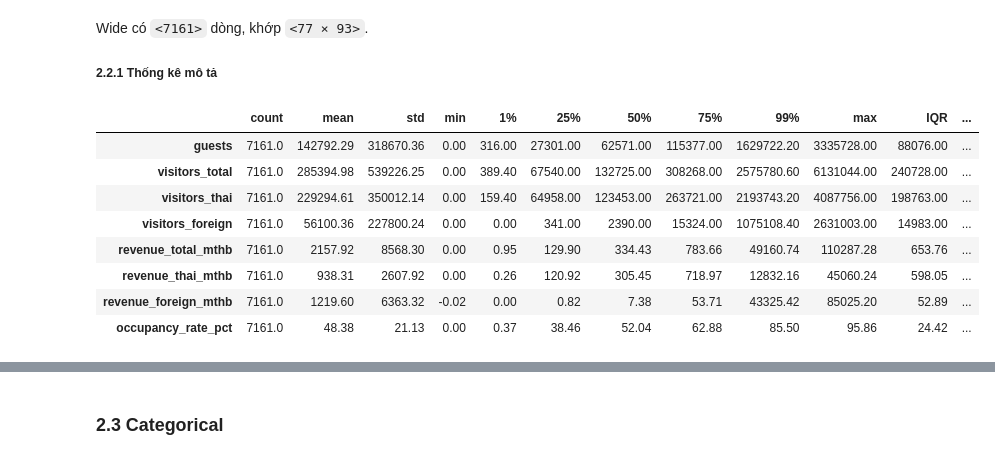
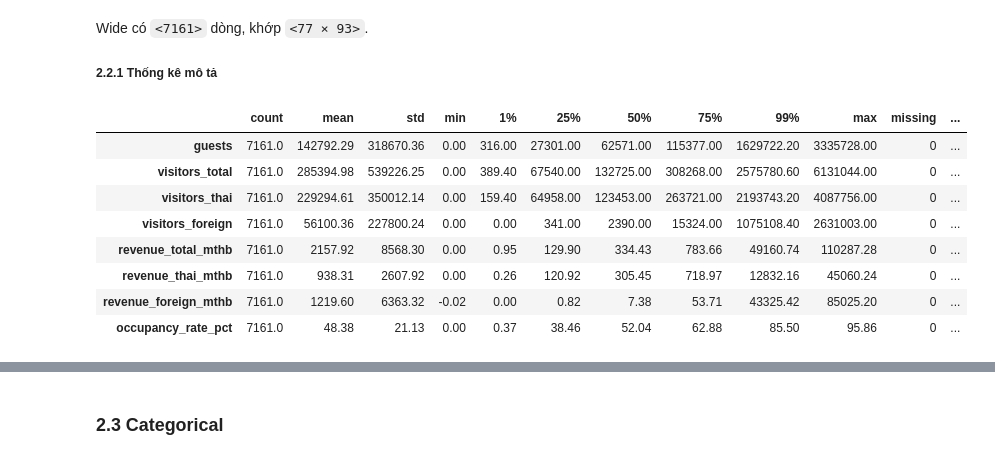
Before and after one commit to truongtin2006k-wq/thai-tourism, a Jupyter notebook: notebooks/01_collection_exploration.ipynb, the cells around one changed output, grey strips where cells are left out. Saved outputs shown, nothing was run; the diff lists cells and outputs as text; code cells hidden in the pictures.

```diff
--- a/notebooks/01_collection_exploration.ipynb
+++ b/notebooks/01_collection_exploration.ipynb
@@ -318,9 +318,8 @@ import numpy as np
 import matplotlib.pyplot as plt
 
 wide = df.pivot_table(
-    index=["date", "province_en", "region", "status"],
+    index=["date", "province_en", "region"],
     columns="measure", values="value", aggfunc="first",
-    observed=True,                      # tránh tạo tổ hợp rỗng khi cột là category
 ).reset_index()
 wide.columns.name = None
 wide["date"] = pd.to_datetime(wide["date"])
@@ -328,8 +327,6 @@ wide["date"] = pd.to_datetime(wide["date"])
 count_cols = ["guests", "visitors_total", "visitors_thai", "visitors_foreign"]
 rev_cols   = ["revenue_total_mthb", "revenue_thai_mthb", "revenue_foreign_mthb"]
 num_cols   = count_cols + rev_cols + ["occupancy_rate_pct"]
-
-print("Số dòng wide:", wide.shape[0], "| kỳ vọng:", df["province_en"].nunique() * df["date"].nunique())
-print(wide[num_cols].isna().sum().sum(), "ô NaN")
+print(wide.shape)
 wide
 # %% [output]
@@ -353,19 +349,43 @@ Wide có `<7161>` dòng, khớp `<77 × 93>`.
 
 ##### 2.2.1 Thống kê mô tả
 # %%
-# [CODE] 2.2.1
-summary = wide[num_cols].describe(percentiles=[.01, .25, .5, .75, .99]).T
-summary["IQR"]      = wide[num_cols].quantile(.75) - wide[num_cols].quantile(.25)
-summary["skew"]     = wide[num_cols].skew()
-summary["pct_zero"] = (wide[num_cols] == 0).mean() * 100
+import numpy as np
+
+# 1. Tính khoảng tứ phân vị (IQR) và ngưỡng phát hiện ngoại lai theo quy tắc 1.5 * IQR
+q1 = wide[num_cols].quantile(0.25)          # Phân vị 25% (Q1)
+q3 = wide[num_cols].quantile(0.75)          # Phân vị 75% (Q3)
+iqr = q3 - q1                               # Độ rộng vùng 50% dữ liệu ở giữa
+lower_iqr = q1 - 1.5 * iqr                  # Ngưỡng dưới ngoại lai theo IQR
+upper_iqr = q3 + 1.5 * iqr                  # Ngưỡng trên ngoại lai theo IQR
+
+# 2. Tính z-score cho từng giá trị (thay std = 0 bằng NaN để tránh chia cho 0)
+std_safe = wide[num_cols].std().replace(0, np.nan)
+z_scores = (wide[num_cols] - wide[num_cols].mean()) / std_safe
+
+# Danh sách các giá trị thường dùng làm mã thay thế / placeholder
+placeholders = [-1, 999, 9999]
+
+summary = wide[num_cols].describe(percentiles=[0.01, 0.25, 0.5, 0.75, 0.99]).T
+
+summary["missing"]     = wide[num_cols].isna().sum()                # Số giá trị thiếu (NaN)
+summary["pct_neg"]     = (wide[num_cols] < 0).mean() * 100          # % giá trị âm (< 0)
+summary["placeholder"] = wide[num_cols].isin(placeholders).sum()    # Số dòng chứa giá trị placeholder
+summary["IQR"]         = iqr                                        # Khoảng tứ phân vị (Q3 - Q1)
+summary["skew"]        = wide[num_cols].skew()                      # Độ lệch phân phối (skewness)
+summary["pct_zero"]    = (wide[num_cols] == 0).mean() * 100         # % giá trị bằng 0
+summary["pct_iqr_out"] = (                                          # % dòng nằm ngoài [lower_iqr, upper_iqr]
+    (wide[num_cols] < lower_iqr) | (wide[num_cols] > upper_iqr)
+).mean() * 100
+summary["max_abs_z"]   = z_scores.abs().max()                       # Giá trị |z-score| lớn nhất
+summary["pct_z_gt3"]   = (z_scores.abs() > 3).mean() * 100          # % dòng có |z-score| > 3
 summary.round(2)
 # %% [output]
-|  | count | mean | std | min | 1% | 25% | 50% | 75% | 99% | max | IQR | ... |
-| guests | 7161.0 | 142792.29 | 318670.36 | 0.00 | 316.00 | 27301.00 | 62571.00 | 115377.00 | 1629722.20 | 3335728.00 | 88076.00 | ... |
-| visitors_total | 7161.0 | 285394.98 | 539226.25 | 0.00 | 389.40 | 67540.00 | 132725.00 | 308268.00 | 2575780.60 | 6131044.00 | 240728.00 | ... |
-| visitors_thai | 7161.0 | 229294.61 | 350012.14 | 0.00 | 159.40 | 64958.00 | 123453.00 | 263721.00 | 2193743.20 | 4087756.00 | 198763.00 | ... |
-| visitors_foreign | 7161.0 | 56100.36 | 227800.24 | 0.00 | 0.00 | 341.00 | 2390.00 | 15324.00 | 1075108.40 | 2631003.00 | 14983.00 | ... |
-| revenue_total_mthb | 7161.0 | 2157.92 | 8568.30 | 0.00 | 0.95 | 129.90 | 334.43 | 783.66 | 49160.74 | 110287.28 | 653.76 | ... |
-| revenue_thai_mthb | 7161.0 | 938.31 | 2607.92 | 0.00 | 0.26 | 120.92 | 305.45 | 718.97 | 12832.16 | 45060.24 | 598.05 | ... |
-| revenue_foreign_mthb | 7161.0 | 1219.60 | 6363.32 | -0.02 | 0.00 | 0.82 | 7.38 | 53.71 | 43325.42 | 85025.20 | 52.89 | ... |
-| occupancy_rate_pct | 7161.0 | 48.38 | 21.13 | 0.00 | 0.37 | 38.46 | 52.04 | 62.88 | 85.50 | 95.86 | 24.42 | ... |
+|  | count | mean | std | min | 1% | 25% | 50% | 75% | 99% | max | missing | ... |
+| guests | 7161.0 | 142792.29 | 318670.36 | 0.00 | 316.00 | 27301.00 | 62571.00 | 115377.00 | 1629722.20 | 3335728.00 | 0 | ... |
+| visitors_total | 7161.0 | 285394.98 | 539226.25 | 0.00 | 389.40 | 67540.00 | 132725.00 | 308268.00 | 2575780.60 | 6131044.00 | 0 | ... |
+| visitors_thai | 7161.0 | 229294.61 | 350012.14 | 0.00 | 159.40 | 64958.00 | 123453.00 | 263721.00 | 2193743.20 | 4087756.00 | 0 | ... |
+| visitors_foreign | 7161.0 | 56100.36 | 227800.24 | 0.00 | 0.00 | 341.00 | 2390.00 | 15324.00 | 1075108.40 | 2631003.00 | 0 | ... |
+| revenue_total_mthb | 7161.0 | 2157.92 | 8568.30 | 0.00 | 0.95 | 129.90 | 334.43 | 783.66 | 49160.74 | 110287.28 | 0 | ... |
+| revenue_thai_mthb | 7161.0 | 938.31 | 2607.92 | 0.00 | 0.26 | 120.92 | 305.45 | 718.97 | 12832.16 | 45060.24 | 0 | ... |
+| revenue_foreign_mthb | 7161.0 | 1219.60 | 6363.32 | -0.02 | 0.00 | 0.82 | 7.38 | 53.71 | 43325.42 | 85025.20 | 0 | ... |
+| occupancy_rate_pct | 7161.0 | 48.38 | 21.13 | 0.00 | 0.37 | 38.46 | 52.04 | 62.88 | 85.50 | 95.86 | 0 | ... |
```
Also changed, not shown: parts of 61 cells of this notebook.
